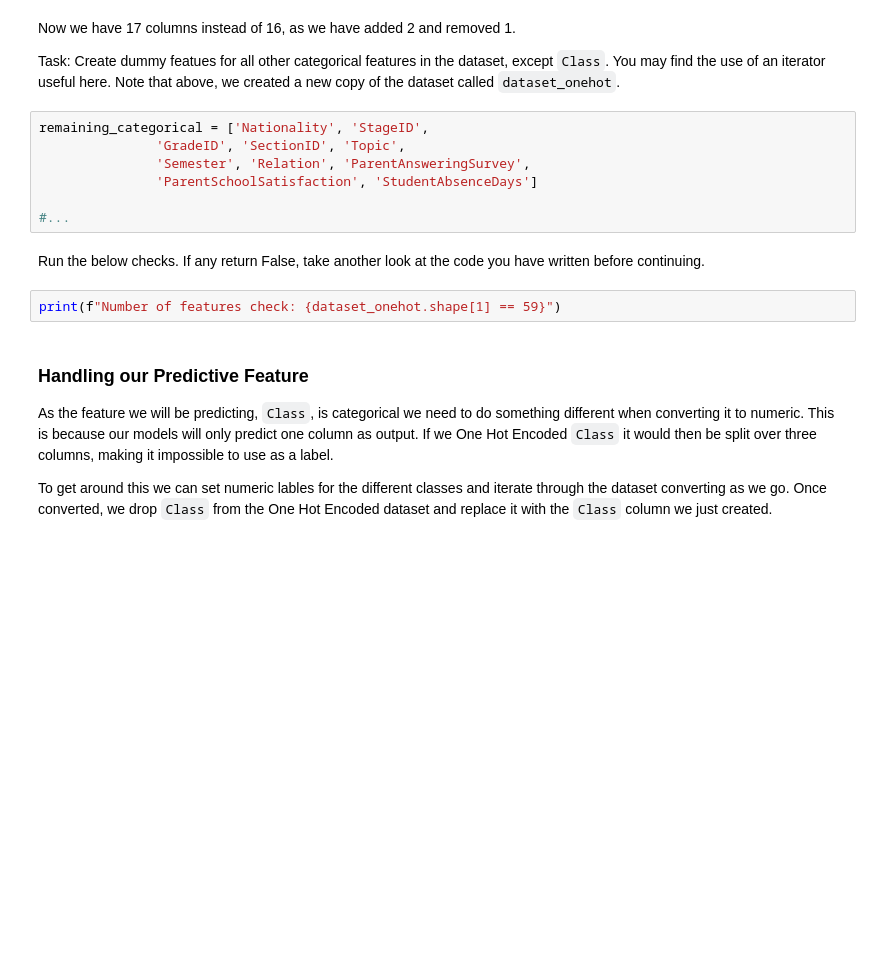
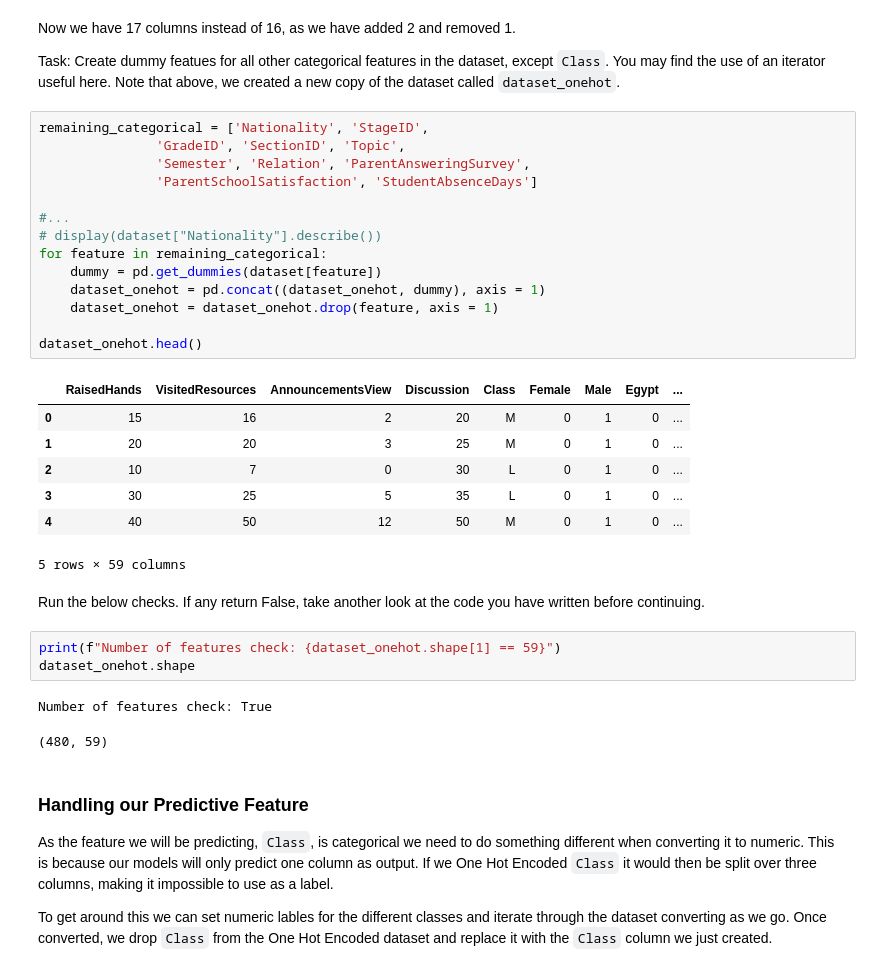
Before and after one commit to lestherll/csc2034-ds-demos, a Jupyter notebook: 04-predicting-academic-performance.ipynb, the cells around one changed output. Saved outputs shown, nothing was run; the diff lists cells and outputs as text; blank space fills up the shorter version.

```diff
--- a/04-predicting-academic-performance.ipynb
+++ b/04-predicting-academic-performance.ipynb
@@ -147,17 +217,36 @@ display(dataset_onehot.head())
 Now we have 17 columns instead of 16, as we have added 2 and removed 1.
 
 Task: Create dummy featues for all other categorical features in the dataset, except `Class`. You may find the use of an iterator useful here. Note that above, we created a new copy of the dataset called `dataset_onehot`.
-# %%
-remaining_categorical = ['Nationality', 'StageID',
-               'GradeID', 'SectionID', 'Topic',
-               'Semester', 'Relation', 'ParentAnsweringSurvey',
-               'ParentSchoolSatisfaction', 'StudentAbsenceDays']
-
-#...
+# %%
+remaining_categorical = ['Nationality', 'StageID',
+               'GradeID', 'SectionID', 'Topic',
+               'Semester', 'Relation', 'ParentAnsweringSurvey',
+               'ParentSchoolSatisfaction', 'StudentAbsenceDays']
+
+#...
+# display(dataset["Nationality"].describe())
+for feature in remaining_categorical:
+    dummy = pd.get_dummies(dataset[feature])
+    dataset_onehot = pd.concat((dataset_onehot, dummy), axis = 1)
+    dataset_onehot = dataset_onehot.drop(feature, axis = 1)
+
+dataset_onehot.head()
+# %% [output]
+|  | RaisedHands | VisitedResources | AnnouncementsView | Discussion | Class | Female | Male | Egypt | ... |
+| 0 | 15 | 16 | 2 | 20 | M | 0 | 1 | 0 | ... |
+| 1 | 20 | 20 | 3 | 25 | M | 0 | 1 | 0 | ... |
+| 2 | 10 | 7 | 0 | 30 | L | 0 | 1 | 0 | ... |
+| 3 | 30 | 25 | 5 | 35 | L | 0 | 1 | 0 | ... |
+| 4 | 40 | 50 | 12 | 50 | M | 0 | 1 | 0 | ... |
+5 rows × 59 columns
 # %% [markdown]
 Run the below checks. If any return False, take another look at the code you have written before continuing.
 # %%
 print(f"Number of features check: {dataset_onehot.shape[1] == 59}")
+dataset_onehot.shape
+# %% [output]
+Number of features check: True
+(480, 59)
 # %% [markdown]
 ### Handling our Predictive Feature
 
```
Also changed, not shown: parts of 11 cells of this notebook.
